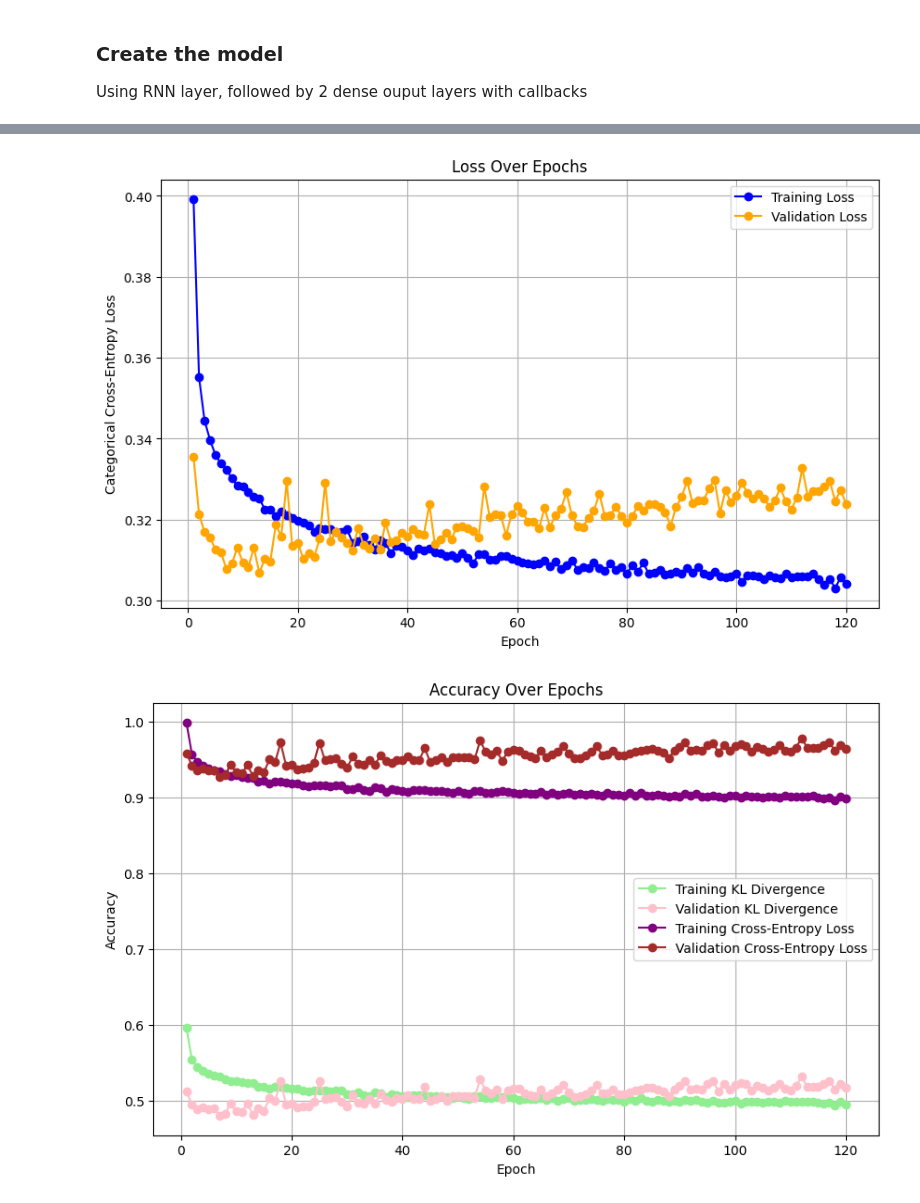
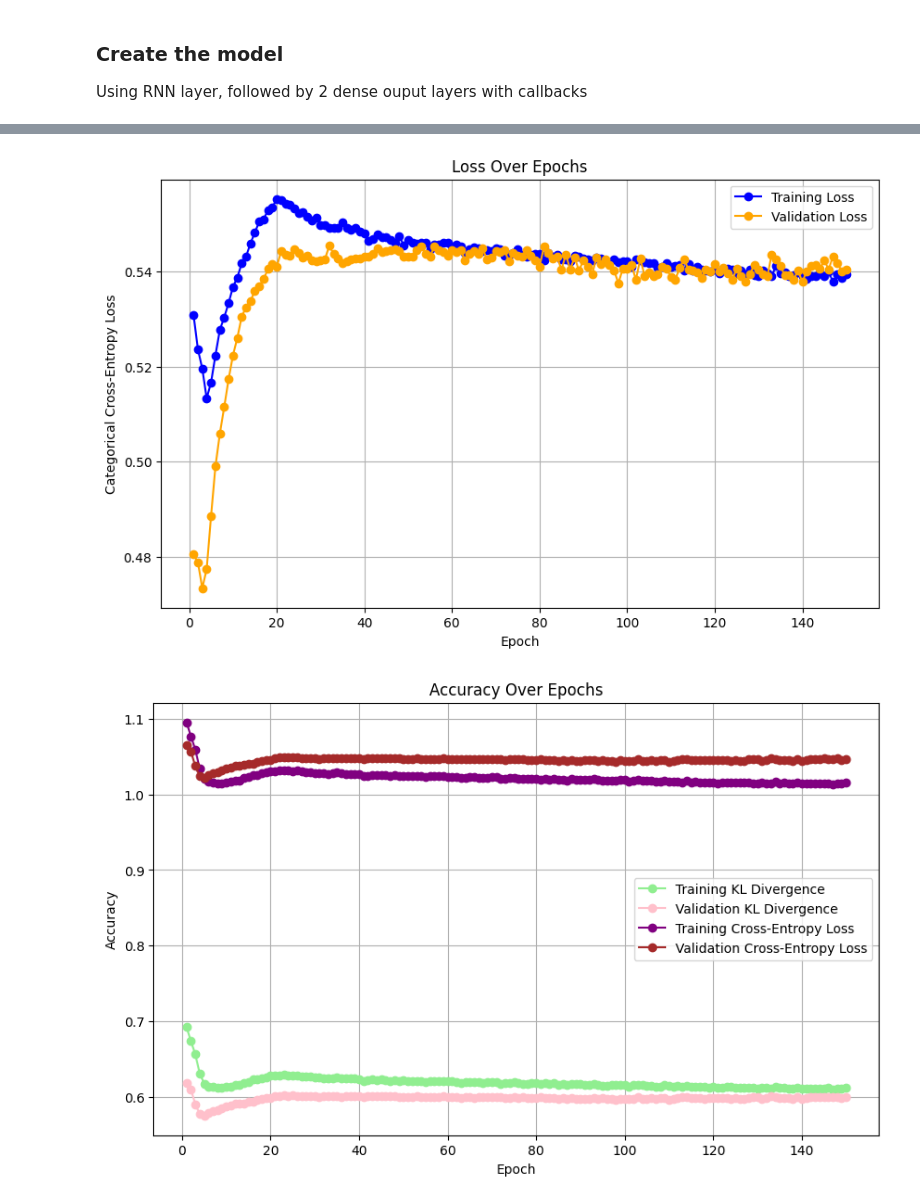
Before and after one commit to DuncanCSt/forecast_research, a Jupyter notebook: energy_price/2.5. rnn_tests.ipynb, the cells around one changed output, grey strips where cells are left out. Drawn from its saved outputs; the diff is of its cells as text; code cells hidden in the pictures.

```diff
--- a/energy_price/2.5. rnn_tests.ipynb
+++ b/energy_price/2.5. rnn_tests.ipynb
@@ -168,11 +160,18 @@ from tensorflow.keras.layers import Concatenate
 # %% [markdown]
 ### Create the model
 Using RNN layer, followed by 2 dense ouput layers with callbacks
+# %%
+total_cov = [feat for feat in feature_names if feat != 'date' and feat not in dt_col_names]
+new_covs = ['net_export_ratio', 'relative_demand', 'gas_price', 'state_prob_1', 'state_prob_3']
+new_covs_idx = [total_cov.index(cov) for cov in new_covs]
+X_train_cov = X_train_cov[:, :, new_covs_idx]
+X_valid_cov = X_valid_cov[:, :, new_covs_idx]
+X_test_cov  = X_test_cov[:, :, new_covs_idx]
 # %%
 def build_model(lookback, n_cov_features, n_dt_features, n_states,
                 loss_type='mse',
                 embedding_dim=8, rnn_units=8, n_dense_layers=2, dense_units=16,
-                dropout_rate=0.5, learning_rate=0.001,
+                dropout_rate=0.5, learning_rate=0.0001, l2_reg=1e-4,
                 annealing_rate=100.0, max_annealing_rate=0.2):
 
     # Covariate time-series input: (lookback, n_cov_features)
@@ -184,20 +183,20 @@ def build_model(lookback, n_cov_features, n_dt_features, n_states,
 
     # Flatten dt across time then project to embedding
     dt_flat  = layers.Flatten()(dt_input)
-    dt_embed = layers.Dense(embedding_dim, activation='relu')(dt_flat)
+    dt_embed = layers.Dense(2, activation='relu')(dt_flat)
 
     # Project horizon to embedding
     horizon_embed = layers.Dense(embedding_dim, activation='relu')(horizon_input)
 
     # RNN over covariate time-series
-    rnn_out = layers.SimpleRNN(rnn_units, dropout=dropout_rate)(cov_input)
+    rnn_out = layers.SimpleRNN(rnn_units, dropout=dropout_rate, kernel_regularizer=tf.keras.regularizers.l2(l2_reg))(cov_input)
 
     # Merge all representations
     x = Concatenate()([rnn_out, dt_embed, horizon_embed])
 
     # Variable-depth dense head
     for _ in range(n_dense_layers):
-        x = layers.Dense(dense_units, activation='relu')(x)
+        x = layers.Dense(dense_units, activation='relu', kernel_regularizer=tf.keras.regularizers.l2(l2_reg))(x)
         x = layers.Dropout(dropout_rate)(x)
 
     # Output raw evidence (non-negative) — softplus ensures > 0
@@ -223,15 +222,44 @@ tf.keras.backend.clear_session()
 model = build_model(lookback, n_cov_features, n_dt_features, n_states,
                     loss_type='mse',
                     embedding_dim=8, rnn_units=8, n_dense_layers=1, dense_units=16,
-                    dropout_rate=0.3, learning_rate=0.001,
-                    annealing_rate=150.0, max_annealing_rate=0)
+                    dropout_rate=0.3, learning_rate=0.0001, l2_reg=1e-4,
+                    annealing_rate=20.0, max_annealing_rate=1)
 
 history = model.fit(
     [X_train_cov, Y_month_train, horizon_train], Y_train_h,
     validation_data=([X_valid_cov, Y_month_valid, horizon_valid], Y_valid_h),
     callbacks=[AnnealingCallback()],
-    epochs=120,  # Use the same number as in your tuner setup
+    epochs=150,  # Use the same number as in your tuner setup
     verbose=1  # Set to 0 for silent output if preferred
 )
+
+rnn_y_valid = model.predict([X_valid_cov, Y_month_valid, horizon_valid])
+rnn_y_test = model.predict([X_test_cov, Y_month_test, horizon_test])
+
+# Convert rnn_y_test from shape (n_samples * forecast_horizon, n_states) to (n_samples, forecast_horizon, n_states)
+def convert_to_3d(arr, horizon):
+    n_samples = arr.shape[0] // horizon
+    return arr.reshape(n_samples, horizon, -1)
+
+rnn_y_reshaped_valid = convert_to_3d(rnn_y_valid, forecast_horizon)
+rnn_y_reshaped_test = convert_to_3d(rnn_y_test, forecast_horizon)
+
+def compute_cross_entropy(y_true, y_pred):
+    y_true = y_true[:, :, -n_states:].astype(float)
+    y_pred = y_pred[:, :, -n_states:].astype(float)
+    y_pred = np.clip(y_pred, 1e-15, 1 - 1e-15)
+    return -np.sum(y_true * np.log(y_pred), axis=-1)
+
+rnn_probs_valid, _, rnn_s_valid = [np.array(x) for x in dirichlet_layer(rnn_y_reshaped_valid)]
+rnn_probs_test, _, rnn_s_test = [np.array(x) for x in dirichlet_layer(rnn_y_reshaped_test)]
+
+hmm_loss_valid = compute_cross_entropy(Y_valid, Y_hat_valid)
+rnn_loss_valid = compute_cross_entropy(Y_valid, rnn_probs_valid)
+hmm_loss_test = compute_cross_entropy(Y_test, Y_hat_test)
+rnn_loss_test = compute_cross_entropy(Y_test, rnn_probs_test)
+
+n_samples_test = Y_test.shape[0]
+n_samples_valid = Y_valid.shape[0]
+
 plot_training_history(history)
 # %% [output]
@@ -260,2 +288,2 @@ Epoch 120/120
-[figure, old version]
+[figure, new version]
-[figure, old version]
+[figure, new version]
```
Also changed, not shown: parts of 14 cells of this notebook, 1 other file.
